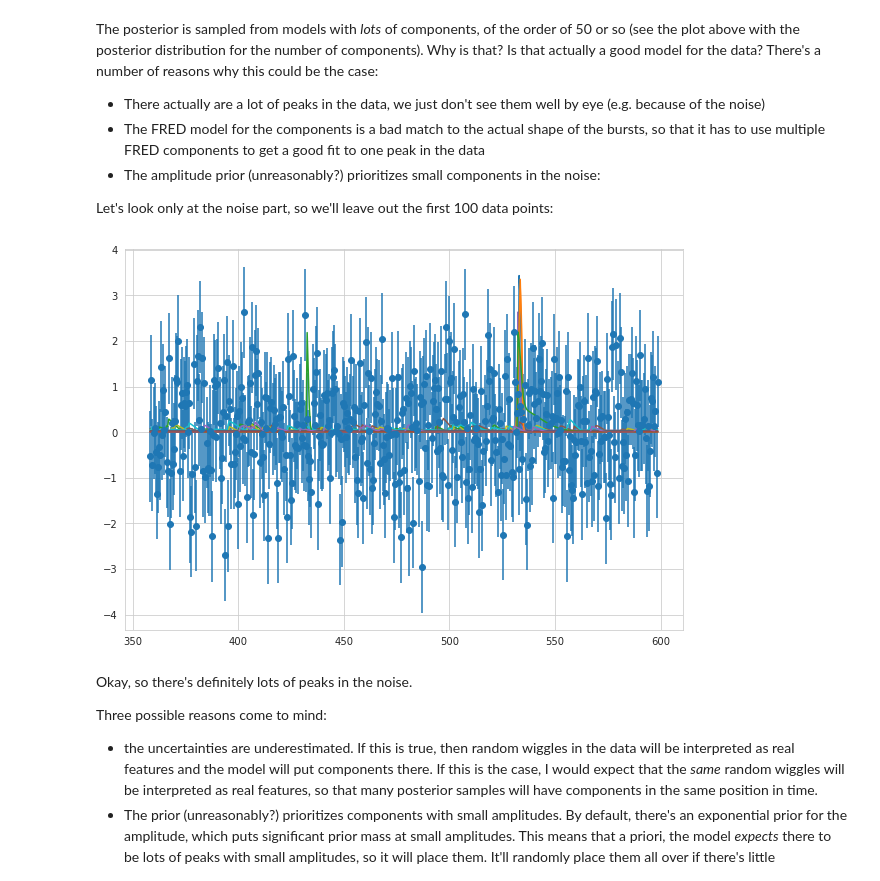
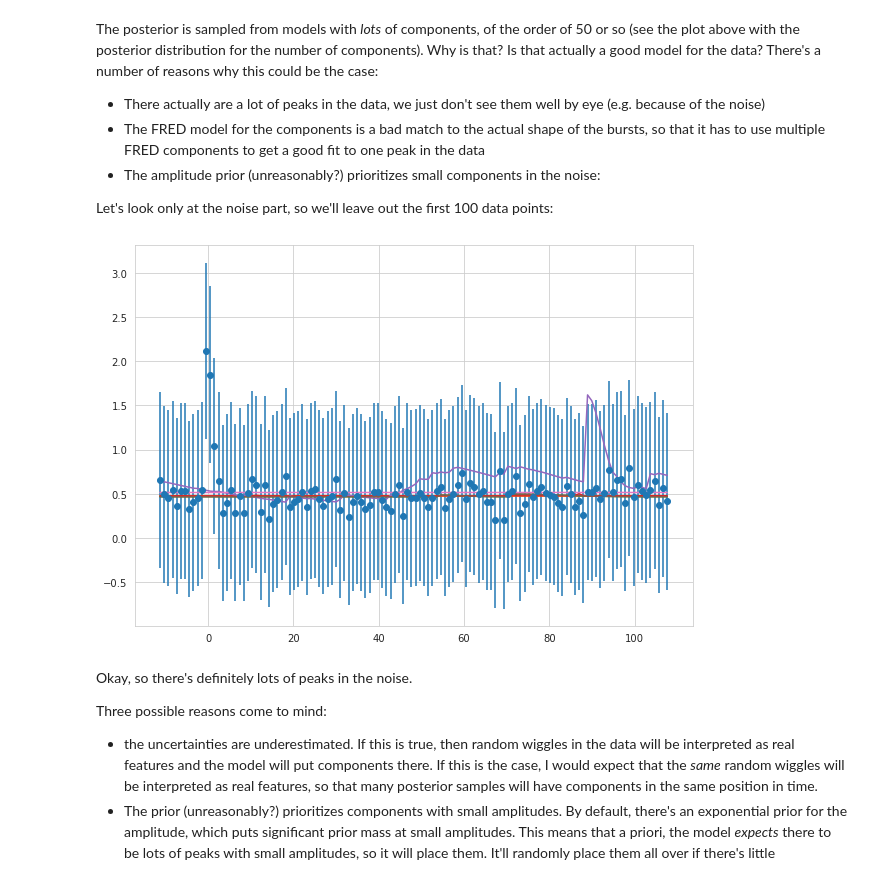
Before and after one commit to MHoogkamer/magnetron2_FRB, a Jupyter notebook: notebooks/FRBMagnetronAnalysis-SkewNormal-LognormalPrior.ipynb, the cells around one changed output. Saved outputs shown, nothing was run; the diff lists cells and outputs as text; code cells hidden in the pictures.

```diff
--- a/notebooks/FRBMagnetronAnalysis-SkewNormal-LognormalPrior.ipynb
+++ b/notebooks/FRBMagnetronAnalysis-SkewNormal-LognormalPrior.ipynb
@@ -18,7 +18,8 @@ import scipy.stats
 #res_dir = "/home/jetset3/Desktop/Astrovaria/magnetron2/code/" # directory with results
 datadir = "../data/"
 # res_dir = "../code/"
-res_dir = "../data/"
+# res_dir = "../data/"
+res_dir = "../output_test/"
 # %% [markdown]
 Let's make a function for the Fast-Rise, Exponential Decay (FRED) model that magnetron2 uses for the individual components. We'll need that a little later.
 # %%
@@ -51,6 +52,6 @@ First, let's load the FRB data:
 # %%
 # data = np.loadtxt(datadir + "FRB_test.txt")
 #Load the data from B3_Jan14
-data = np.loadtxt(datadir + "B10_Jan14_test.dat")
+data = np.loadtxt(datadir + "FRB20180725A_waterfall2.dat")
 data
 # %% [output]
@@ -79,7 +90,7 @@ Let's see what the posterior looks like:
 
 # nsamples = len(sample)
 # print("There are %i samples in the posterior"%nsamples)
-sample = np.loadtxt(res_dir + "B10_Jan14_posterior_sample.txt", skiprows=2)
+sample = np.loadtxt(res_dir + "FRB20180725A/FRB20180725A_waterfall2.dat_posterior_sample.txt", skiprows=2)
 
 nsamples = len(sample)
 print("There are %i samples in the posterior"%nsamples)
@@ -171,7 +182,7 @@ fig, ax = plt.subplots(1, 1, figsize=(10,8))
 ax.errorbar(time, flux, yerr=flux_err, fmt="o", markersize=1)
 
 # The range indicates the amount of samples you plot below.
-for i in range(15):
+for i in range(6):
     # Plot the model lightcurve for i samples
     ax.plot(time, ymodel_all[i,:], lw=2)
     # ax.plot(time, ymodel_all[i,:], lw=2)
@@ -187,16 +198,16 @@ Let's look only at the noise part, so we'll leave out the first 100 data points:
 # %%
 fig, ax = plt.subplots(1, 1, figsize=(10,7))
 
 #ax.plot(time, ytrue)
 #ax.errorbar(time, yobs, yerr=yerr, fmt="o", markersize=5)
 
 # to get an idea of what the noise looks like, the noise is plotted below
 # adjust the starting point (time[x:]) manually, depending on the burst
-ax.errorbar(time[700:], flux[700:], yerr=flux_err[700:], fmt="o")
-for i in range(15):
-    ax.plot(time[700:], ymodel_all[i,700:])
+ax.errorbar(time[70:], flux[70:], yerr=flux_err[70:], fmt="o")
+for i in range(6):
+    ax.plot(time[70:], ymodel_all[i,70:])
 # %% [output]
-[figure, old version]
+[figure, new version]
 # %% [markdown]
 Okay, so there's definitely lots of peaks in the noise.
 
```
Also changed, not shown: parts of 11 cells of this notebook, 2 other files.
